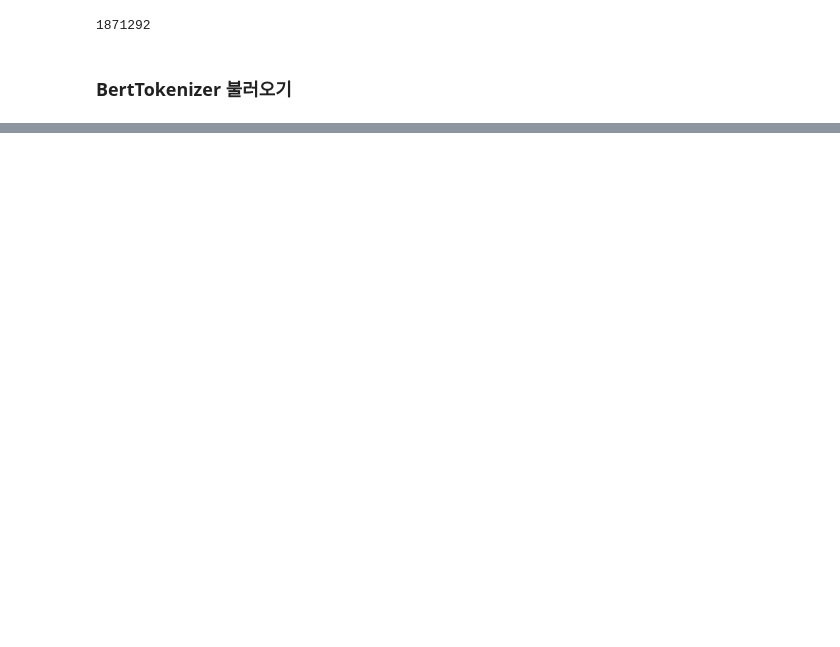
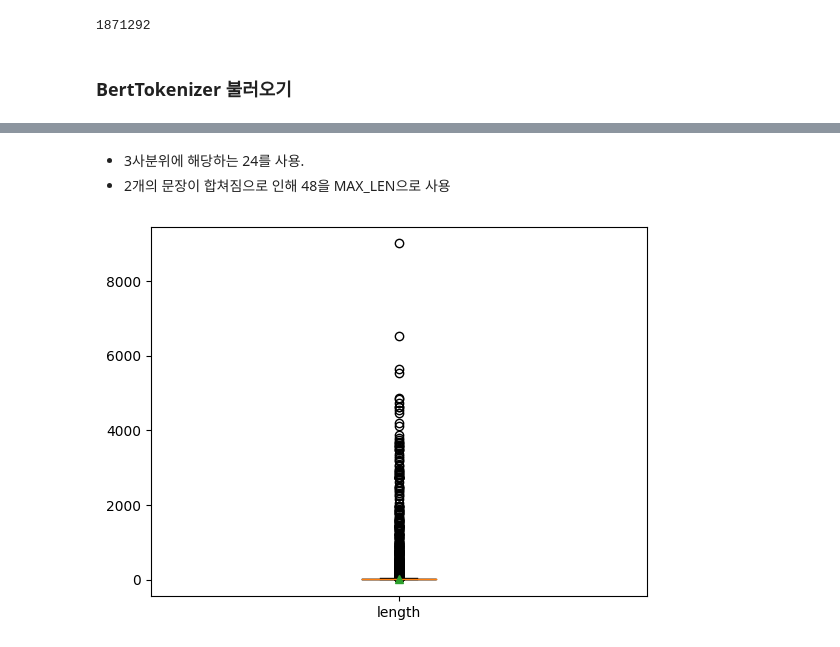
Before and after one commit to DonghaeSuh/NLP_Pytorch, a Jupyter notebook: Model/BERT/BERT_NLI.ipynb, the cells around one changed output, grey strips where cells are left out. Cells and saved outputs as stored; diff of their text form; code cells hidden in the pictures; blank space fills up the shorter version.

```diff
--- a/Model/BERT/BERT_NLI.ipynb
+++ b/Model/BERT/BERT_NLI.ipynb
@@ -145,0 +221,8 @@ tokenizer=BertTokenizer('')
+# %% [markdown]
+- 3사분위에 해당하는 24를 사용.
+- 2개의 문장이 합쳐짐으로 인해 48을 MAX_LEN으로 사용
+# %%
+plt.boxplot(sent_len,labels=['length'],showmeans=True)
+plt.show()
+# %% [output]
+[figure, added]
```
Also changed, not shown: parts of 43 cells of this notebook.
